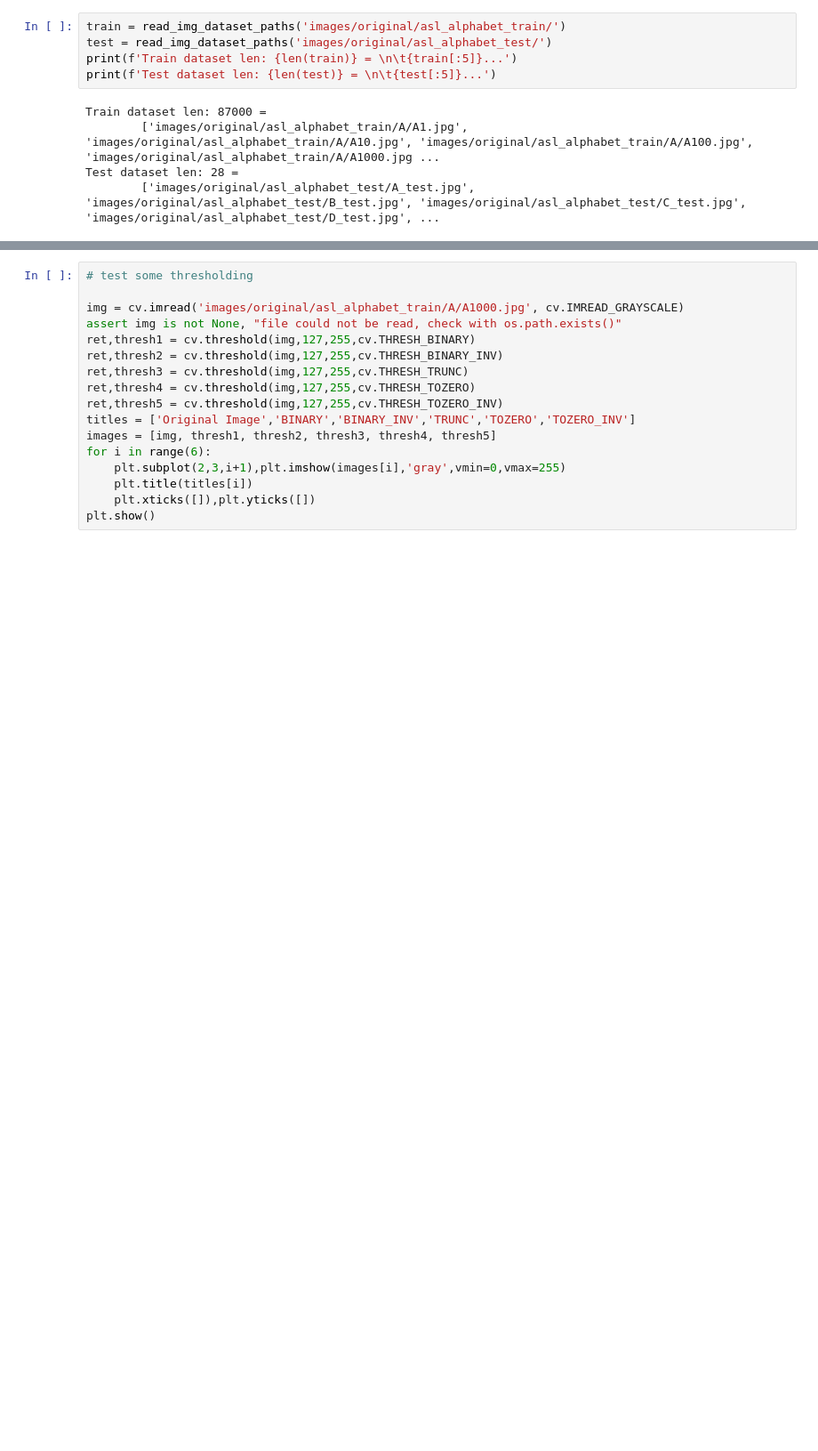
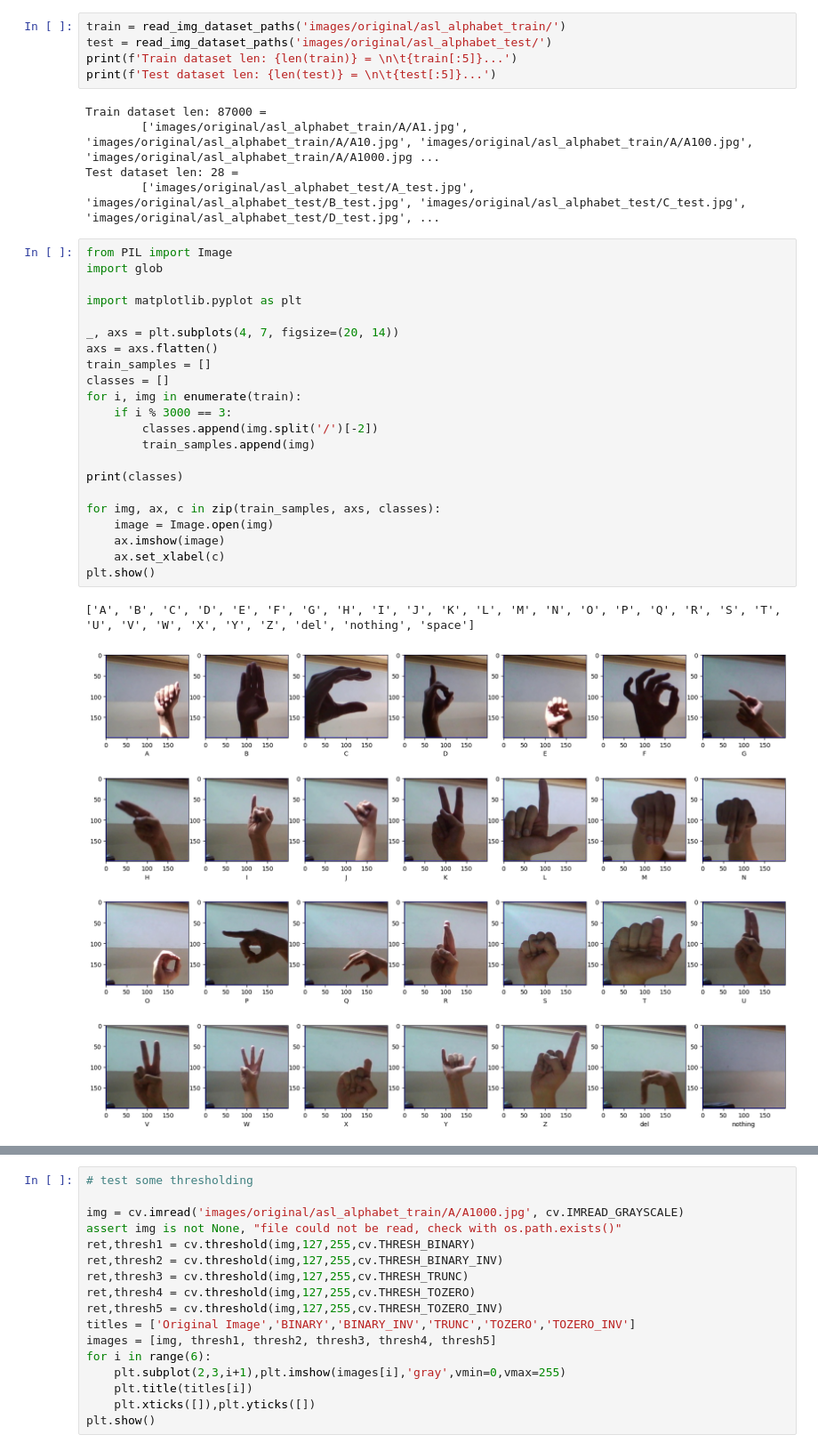
Before and after one commit to AlexHoangs/ASL-Recognition, a Jupyter notebook: eda.ipynb, the cells around one changed output, grey strips where cells are left out. Shown at 89% size. Drawn from its saved outputs; the diff is of its cells as text; blank space fills up the shorter version.

Commit message:
plot sample of train images

```diff
--- a/eda.ipynb
+++ b/eda.ipynb
@@ -27,3 +27,28 @@ Train dataset len: 87000 =
         ['images/original/asl_alphabet_train/A/A1.jpg', 'images/original/asl_alphabet_train/A/A10.jpg', 'images/original/asl_alphabet_train/A/A100.jpg', 'images/original/asl_alphabet_train/A/A1000.jpg ...
 Test dataset len: 28 =
         ['images/original/asl_alphabet_test/A_test.jpg', 'images/original/asl_alphabet_test/B_test.jpg', 'images/original/asl_alphabet_test/C_test.jpg', 'images/original/asl_alphabet_test/D_test.jpg', ...
+# %%
+from PIL import Image
+import glob
+
+import matplotlib.pyplot as plt
+
+_, axs = plt.subplots(4, 7, figsize=(20, 14))
+axs = axs.flatten()
+train_samples = []
+classes = []
+for i, img in enumerate(train):
+    if i % 3000 == 3:
+        classes.append(img.split('/')[-2])
+        train_samples.append(img)
+
+print(classes)
+
+for img, ax, c in zip(train_samples, axs, classes):
+    image = Image.open(img)
+    ax.imshow(image)
+    ax.set_xlabel(c)
+plt.show()
+# %% [output]
+['A', 'B', 'C', 'D', 'E', 'F', 'G', 'H', 'I', 'J', 'K', 'L', 'M', 'N', 'O', 'P', 'Q', 'R', 'S', 'T', 'U', 'V', 'W', 'X', 'Y', 'Z', 'del', 'nothing', 'space']
+[figure, added]
```
Also changed, not shown: parts of 5 cells of this notebook.
